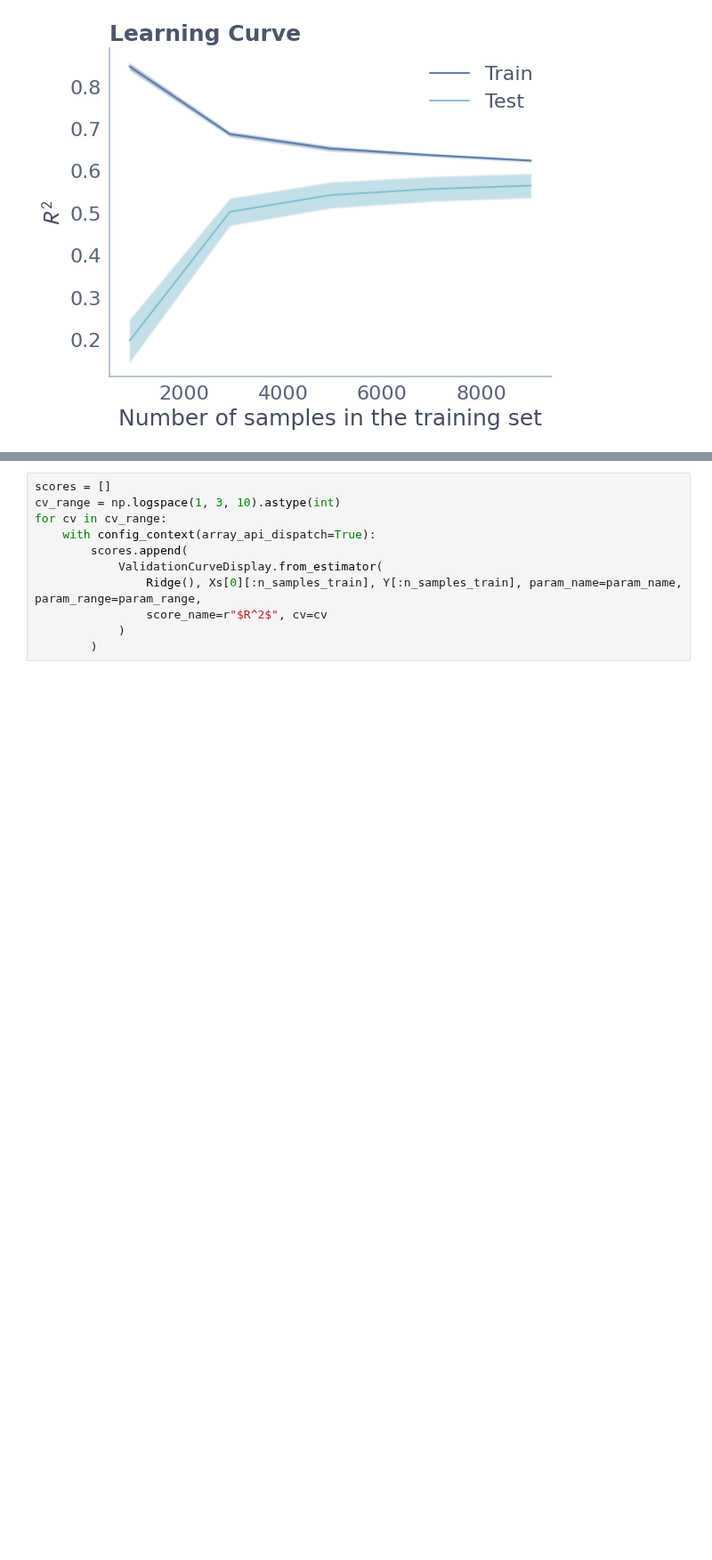
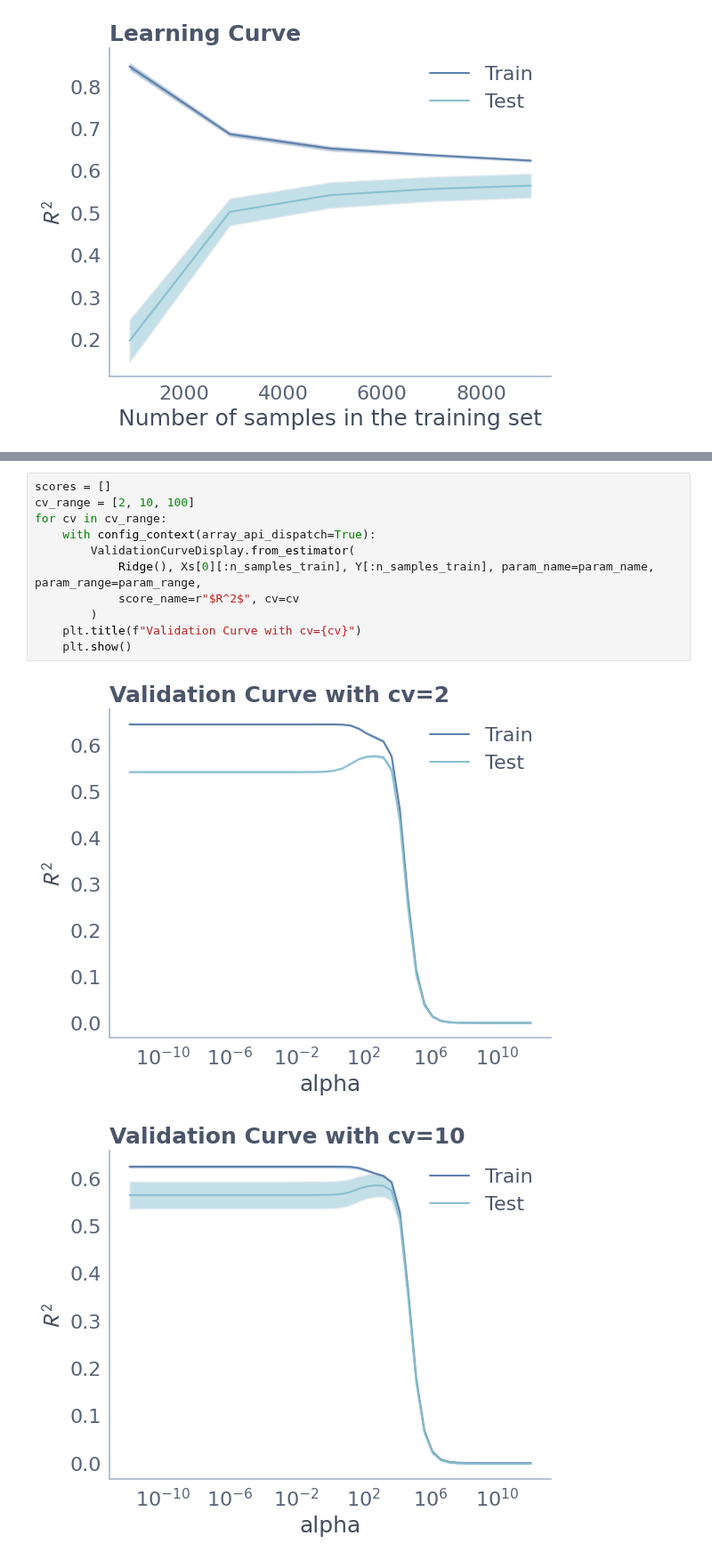
Before and after one commit to leo-schultheiss/compare_variance_residual, a Jupyter notebook: compare_variance_residual/validation_curves.ipynb, the cells around one changed output, grey strips where cells are left out. Shown at 89% size. Drawn from its saved outputs; the diff is of its cells as text; blank space fills up the shorter version.

Commit message:
plot validation curves up to cv=100

```diff
--- a/compare_variance_residual/validation_curves.ipynb
+++ b/compare_variance_residual/validation_curves.ipynb
@@ -69,11 +71,14 @@ Plot curve across cv range
-# %%
-scores = []
-cv_range = np.logspace(1, 3, 10).astype(int)
-for cv in cv_range:
-    with config_context(array_api_dispatch=True):
-        scores.append(
-            ValidationCurveDisplay.from_estimator(
-                Ridge(), Xs[0][:n_samples_train], Y[:n_samples_train], param_name=param_name, param_range=param_range,
-                score_name=r"$R^2$", cv=cv
-            )
-        )
+# %%
+scores = []
+cv_range = [2, 10, 100]
+for cv in cv_range:
+    with config_context(array_api_dispatch=True):
+        ValidationCurveDisplay.from_estimator(
+            Ridge(), Xs[0][:n_samples_train], Y[:n_samples_train], param_name=param_name, param_range=param_range,
+            score_name=r"$R^2$", cv=cv
+        )
+    plt.title(f"Validation Curve with cv={cv}")
+    plt.show()
+# %% [output]
+[figure, added]
+[figure, added]
```
Also changed, not shown: parts of 5 cells of this notebook.
